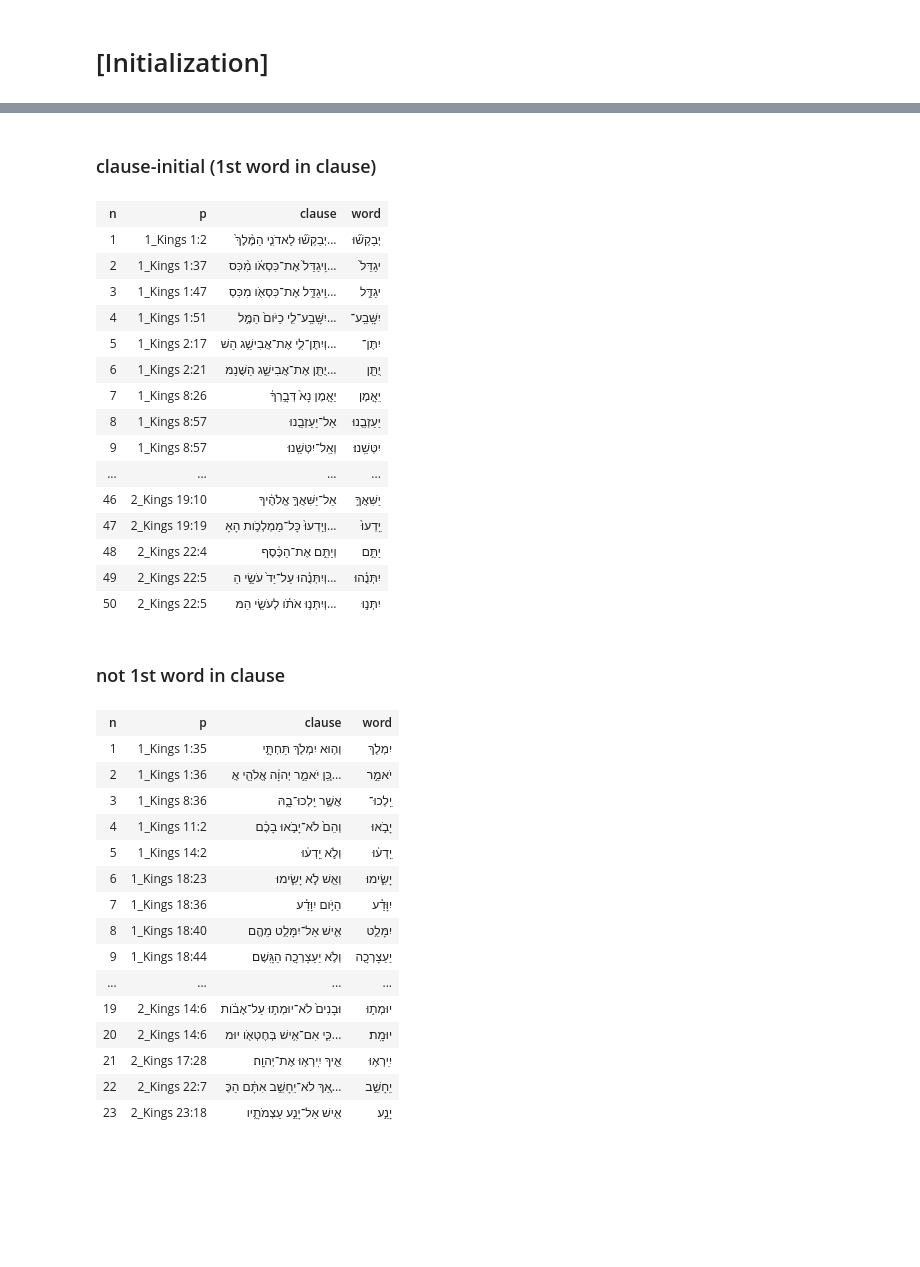
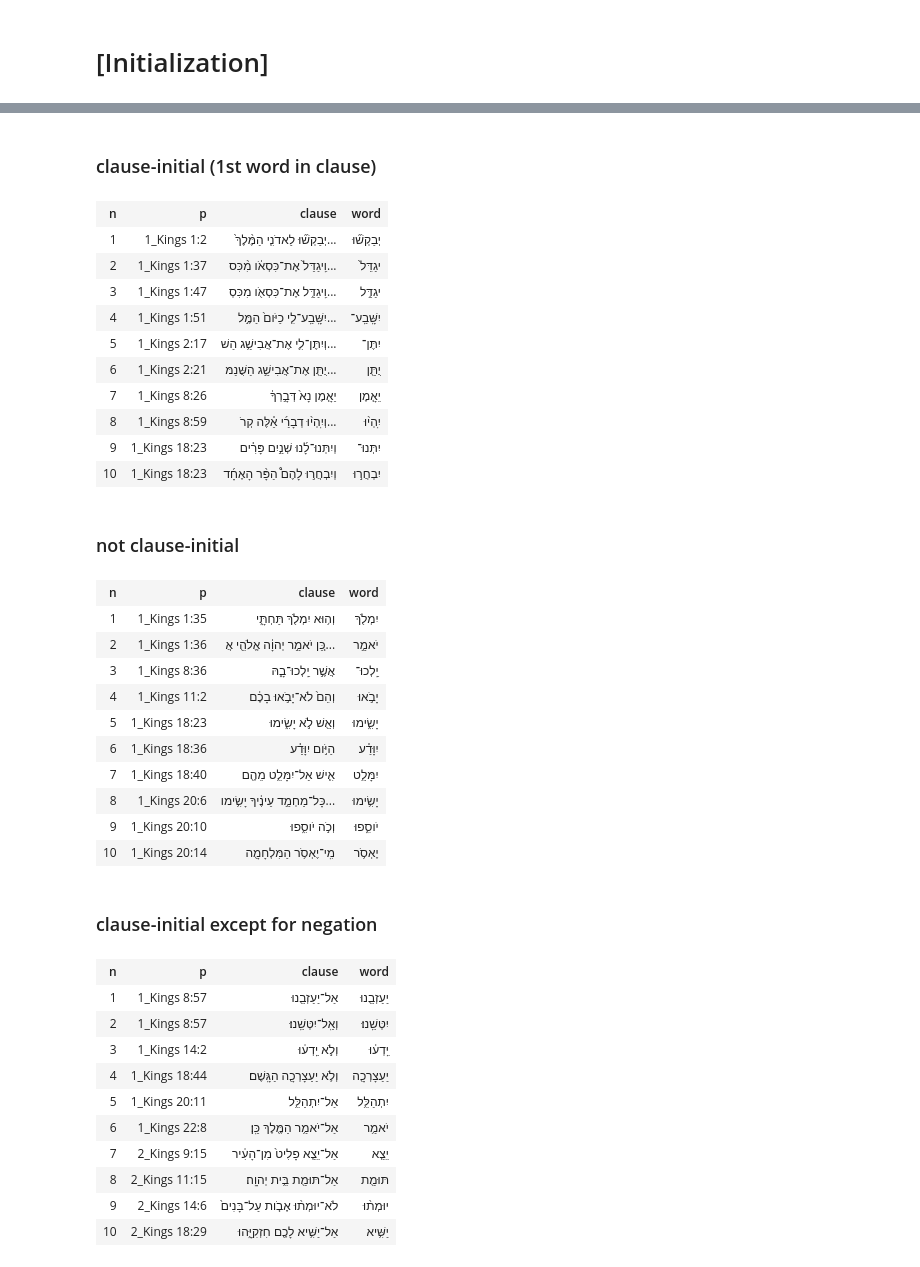
Before and after one commit to dtrlanz/bhsa-kings, a Jupyter notebook: analysis 3rd person.ipynb, the cells around one changed output, grey strips where cells are left out. Drawn from its saved outputs; the diff is of its cells as text; code cells hidden in the pictures; blank space fills up the shorter version.

```diff
--- a/analysis 3rd person.ipynb
+++ b/analysis 3rd person.ipynb
@@ -53,4 +93,5 @@ for tags in data.values():
 # %%
 # position in clause
 INIT = "clause-initial (1st word in clause)"
-NON_INIT = "not 1st word in clause"
+INIT_NEG = "clause-initial except for negation"
+NON_INIT = "not clause-initial"
@@ -226,4 +293,4 @@ show_subset(tags=[SHORT])
 # %%
-show_subset(tags=[LONG_SHORT])
+show_subset(tags=[LONG_SHORT], limit=10)
 # %% [output]
   0.54s 345 results
@@ -234,39 +309,41 @@ show_subset(tags=[LONG_SHORT])
 
  36x speaker has higher authority than addressee
  23x speaker has lower authority than addressee
   2x speaker has roughly equal authority as addressee
  12x authority is unclear or ambivalent
 ### clause-initial (1st word in clause)
 | n | p | clause | word |
 | 1 | 1_Kings 1:2 | יְבַקְשׁ֞וּ לַאדֹנִ֤י הַמֶּ֨לֶךְ֙... | יְבַקְשׁ֞וּ |
 | 2 | 1_Kings 1:37 | וִֽיגַדֵּל֙ אֶת־כִּסְאֹ֔ו מִ֨כִּס... | יגַדֵּל֙ |
 | 3 | 1_Kings 1:47 | וִֽיגַדֵּ֥ל אֶת־כִּסְאֹ֖ו מִכִּסְ... | יגַדֵּ֥ל |
 | 4 | 1_Kings 1:51 | יִשָּֽׁבַֽע־לִ֤י כַיֹּום֙ הַמֶּ֣ל... | יִשָּֽׁבַֽע־ |
 | 5 | 1_Kings 2:17 | וְיִתֶּן־לִ֛י אֶת־אֲבִישַׁ֥ג הַשׁ... | יִתֶּן־ |
 | 6 | 1_Kings 2:21 | יֻתַּ֖ן אֶת־אֲבִישַׁ֣ג הַשֻּׁנַמּ... | יֻתַּ֖ן |
 | 7 | 1_Kings 8:26 | יֵאָ֤מֶן נָא֙ דְּבָ֣רְךָ֔ | יֵאָ֤מֶן |
-| 8 | 1_Kings 8:57 | אַל־יַעַזְבֵ֖נוּ | יַעַזְבֵ֖נוּ |
-| 9 | 1_Kings 8:57 | וְאַֽל־יִטְּשֵֽׁנוּ׃ | יִטְּשֵֽׁנוּ׃ |
-| ... | ... | ... | ... |
-| 46 | 2_Kings 19:10 | אַל־יַשִּׁאֲךָ֣ אֱלֹהֶ֔יךָ | יַשִּׁאֲךָ֣ |
-| 47 | 2_Kings 19:19 | וְיֵֽדְעוּ֙ כָּל־מַמְלְכֹ֣ות הָאָ... | יֵֽדְעוּ֙ |
-| 48 | 2_Kings 22:4 | וְיַתֵּ֣ם אֶת־הַכֶּ֔סֶף | יַתֵּ֣ם |
-| 49 | 2_Kings 22:5 | וְיִתְּנֻ֗הוּ עַל־יַד֙ עֹשֵׂ֣י הַ... | יִתְּנֻ֗הוּ |
-| 50 | 2_Kings 22:5 | וְיִתְּנ֣וּ אֹתֹ֗ו לְעֹשֵׂ֤י הַמּ... | יִתְּנ֣וּ |
+| 8 | 1_Kings 8:59 | וְיִֽהְי֨וּ דְבָרַ֜י אֵ֗לֶּה קְרֹ... | יִֽהְי֨וּ |
+| 9 | 1_Kings 18:23 | וְיִתְּנוּ־לָ֜נוּ שְׁנַ֣יִם פָּרִ֗ים | יִתְּנוּ־ |
+| 10 | 1_Kings 18:23 | וְיִבְחֲר֣וּ לָהֶם֩ הַפָּ֨ר הָאֶחָ֜ד | יִבְחֲר֣וּ |
-### not 1st word in clause
+### not clause-initial
 | n | p | clause | word |
 | 1 | 1_Kings 1:35 | וְה֥וּא יִמְלֹ֖ךְ תַּחְתָּ֑י | יִמְלֹ֖ךְ |
 | 2 | 1_Kings 1:36 | כֵּ֚ן יֹאמַ֣ר יְהוָ֔ה אֱלֹהֵ֖י אֲ... | יֹאמַ֣ר |
 | 3 | 1_Kings 8:36 | אֲשֶׁ֣ר יֵֽלְכוּ־בָ֑הּ | יֵֽלְכוּ־ |
 | 4 | 1_Kings 11:2 | וְהֵם֙ לֹא־יָבֹ֣אוּ בָכֶ֔ם | יָבֹ֣אוּ |
-| 5 | 1_Kings 14:2 | וְלֹ֣א יֵֽדְע֔וּ | יֵֽדְע֔וּ |
-| 6 | 1_Kings 18:23 | וְאֵ֖שׁ לֹ֣א יָשִׂ֑ימוּ | יָשִׂ֑ימוּ |
-| 7 | 1_Kings 18:36 | הַיֹּ֣ום יִוָּדַ֗ע | יִוָּדַ֗ע |
-| 8 | 1_Kings 18:40 | אִ֛ישׁ אַל־יִמָּלֵ֥ט מֵהֶ֖ם | יִמָּלֵ֥ט |
-| 9 | 1_Kings 18:44 | וְלֹ֥א יַעַצָרְכָ֖ה הַגָּֽשֶׁם׃ | יַעַצָרְכָ֖ה |
-| ... | ... | ... | ... |
-| 19 | 2_Kings 14:6 | וּבָנִים֙ לֹא־יוּמְת֣וּ עַל־אָבֹ֔ות | יוּמְת֣וּ |
-| 20 | 2_Kings 14:6 | כִּ֛י אִם־אִ֥ישׁ בְּחֶטְאֹ֖ו יוּמ... | יוּמָֽת׃ |
-| 21 | 2_Kings 17:28 | אֵ֖יךְ יִֽירְא֥וּ אֶת־יְהוָֽה׃ | יִֽירְא֥וּ |
-| 22 | 2_Kings 22:7 | אַ֚ךְ לֹא־יֵחָשֵׁ֣ב אִתָּ֔ם הַכֶּ... | יֵחָשֵׁ֣ב |
-| 23 | 2_Kings 23:18 | אִ֖ישׁ אַל־יָנַ֣ע עַצְמֹתָ֑יו | יָנַ֣ע |
+| 5 | 1_Kings 18:23 | וְאֵ֖שׁ לֹ֣א יָשִׂ֑ימוּ | יָשִׂ֑ימוּ |
+| 6 | 1_Kings 18:36 | הַיֹּ֣ום יִוָּדַ֗ע | יִוָּדַ֗ע |
+| 7 | 1_Kings 18:40 | אִ֛ישׁ אַל־יִמָּלֵ֥ט מֵהֶ֖ם | יִמָּלֵ֥ט |
+| 8 | 1_Kings 20:6 | כָּל־מַחְמַ֣ד עֵינֶ֔יךָ יָשִׂ֥ימו... | יָשִׂ֥ימוּ |
+| 9 | 1_Kings 20:10 | וְכֹ֣ה יֹוסִ֑פוּ | יֹוסִ֑פוּ |
+| 10 | 1_Kings 20:14 | מִֽי־יֶאְסֹ֥ר הַמִּלְחָמָ֖ה | יֶאְסֹ֥ר |
+### clause-initial except for negation
+| n | p | clause | word |
+| 1 | 1_Kings 8:57 | אַל־יַעַזְבֵ֖נוּ | יַעַזְבֵ֖נוּ |
+| 2 | 1_Kings 8:57 | וְאַֽל־יִטְּשֵֽׁנוּ׃ | יִטְּשֵֽׁנוּ׃ |
+| 3 | 1_Kings 14:2 | וְלֹ֣א יֵֽדְע֔וּ | יֵֽדְע֔וּ |
+| 4 | 1_Kings 18:44 | וְלֹ֥א יַעַצָרְכָ֖ה הַגָּֽשֶׁם׃ | יַעַצָרְכָ֖ה |
+| 5 | 1_Kings 20:11 | אַל־יִתְהַלֵּ֥ל | יִתְהַלֵּ֥ל |
+| 6 | 1_Kings 22:8 | אַל־יֹאמַ֥ר הַמֶּ֖לֶךְ כֵּֽן׃ | יֹאמַ֥ר |
+| 7 | 2_Kings 9:15 | אַל־יֵצֵ֤א פָלִיט֙ מִן־הָעִ֔יר | יֵצֵ֤א |
+| 8 | 2_Kings 11:15 | אַל־תּוּמַ֖ת בֵּ֥ית יְהוָֽה׃ | תּוּמַ֖ת |
+| 9 | 2_Kings 14:6 | לֹא־יוּמְת֨וּ אָבֹ֤ות עַל־בָּנִים֙ | יוּמְת֨וּ |
+| 10 | 2_Kings 18:29 | אַל־יַשִּׁ֥יא לָכֶ֖ם חִזְקִיָּ֑הוּ | יַשִּׁ֥יא |
```
Also changed, not shown: parts of 31 cells of this notebook.
